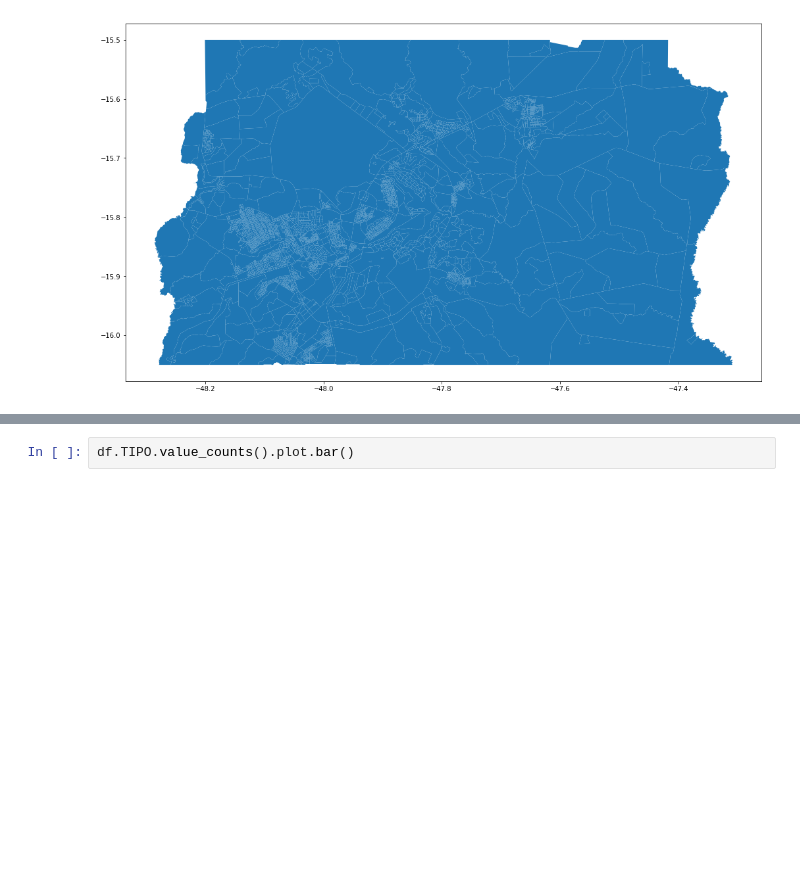
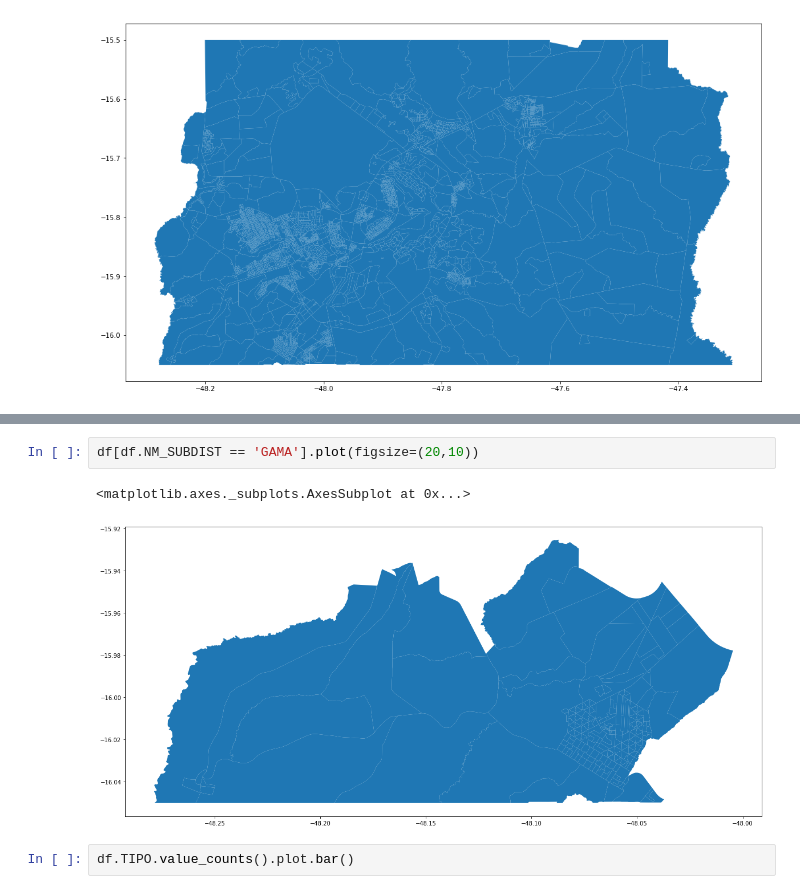
Before and after one commit to chris-redfield/analise-geo-brasilia, a Jupyter notebook: exploratoria-setores-censitarios.ipynb, the cells around one changed output, grey strips where cells are left out. Drawn from its saved outputs; the diff is of its cells as text; blank space fills up the shorter version.

```diff
--- a/exploratoria-setores-censitarios.ipynb
+++ b/exploratoria-setores-censitarios.ipynb
@@ -24,3 +29,8 @@ df.plot(figsize=(20,10))
+# %%
+df[df.NM_SUBDIST == 'GAMA'].plot(figsize=(20,10))
+# %% [output]
+<matplotlib.axes._subplots.AxesSubplot at 0x...>
+[figure, added]
 # %%
 df.TIPO.value_counts().plot.bar()
 # %% [output]
```
Also changed, not shown: parts of 1 cell of this notebook.
